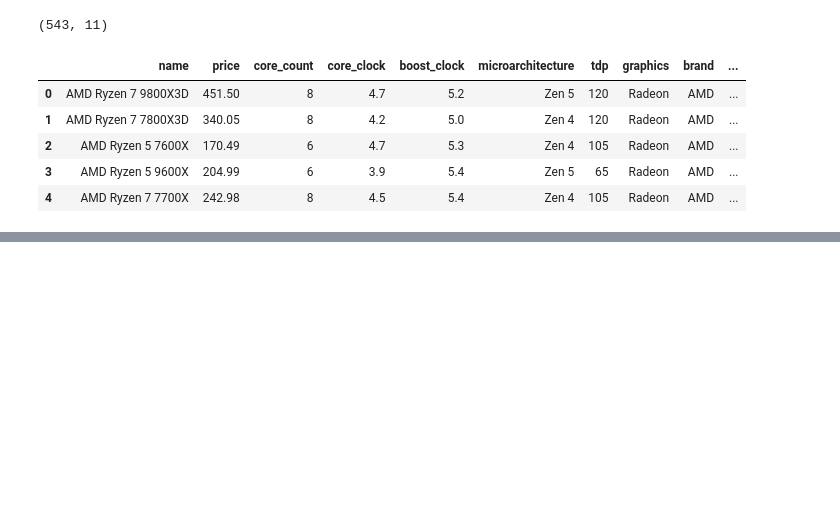
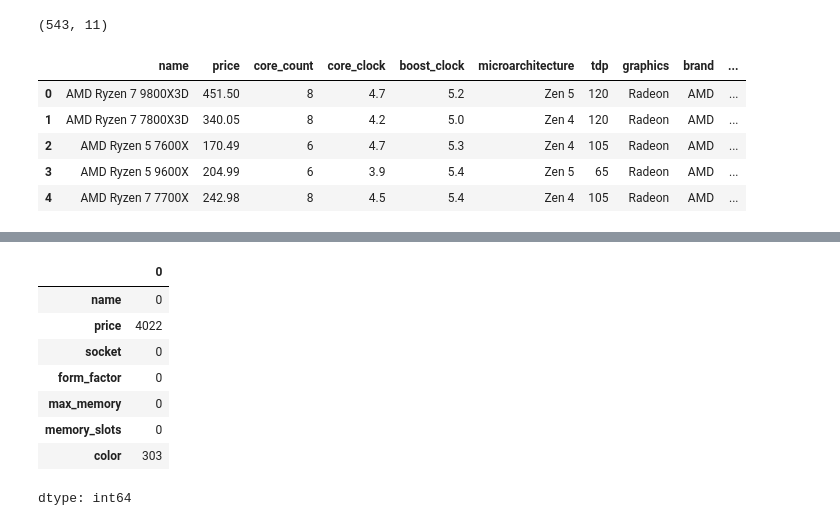
Before and after one commit to AbelKevinKipkosgei/pc-builder-model, a Jupyter notebook: pc_builder_cleaning.ipynb, the cells around one changed output, grey strips where cells are left out. Drawn from its saved outputs; the diff is of its cells as text; code cells hidden in the pictures; blank space fills up the shorter version.

```diff
--- a/pc_builder_cleaning.ipynb
+++ b/pc_builder_cleaning.ipynb
@@ -228,0 +268,12 @@ Saving motherboard.csv to motherboard.csv
+# %%
+df_mobo.isnull().sum()
+# %% [output]
+|  | 0 |
+| name | 0 |
+| price | 4022 |
+| socket | 0 |
+| form_factor | 0 |
+| max_memory | 0 |
+| memory_slots | 0 |
+| color | 303 |
+dtype: int64
```
Also changed, not shown: parts of 5 cells of this notebook.
